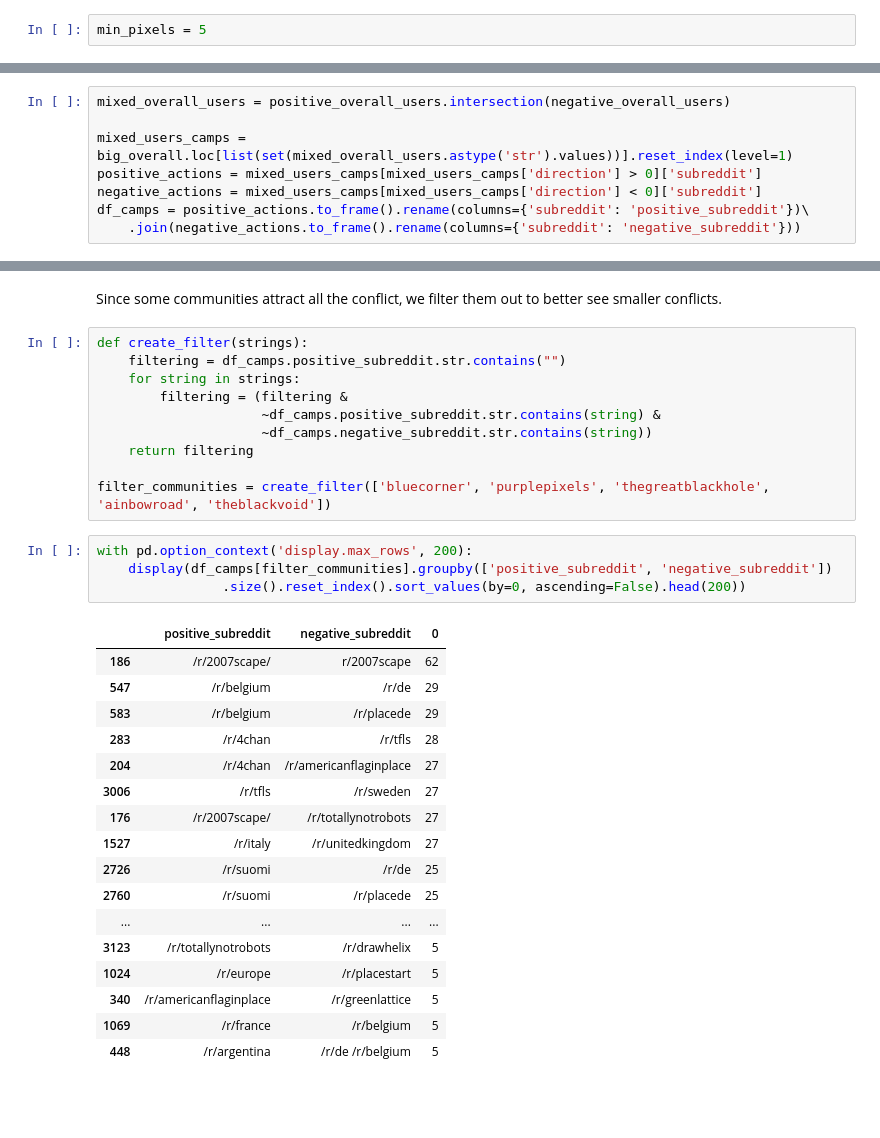
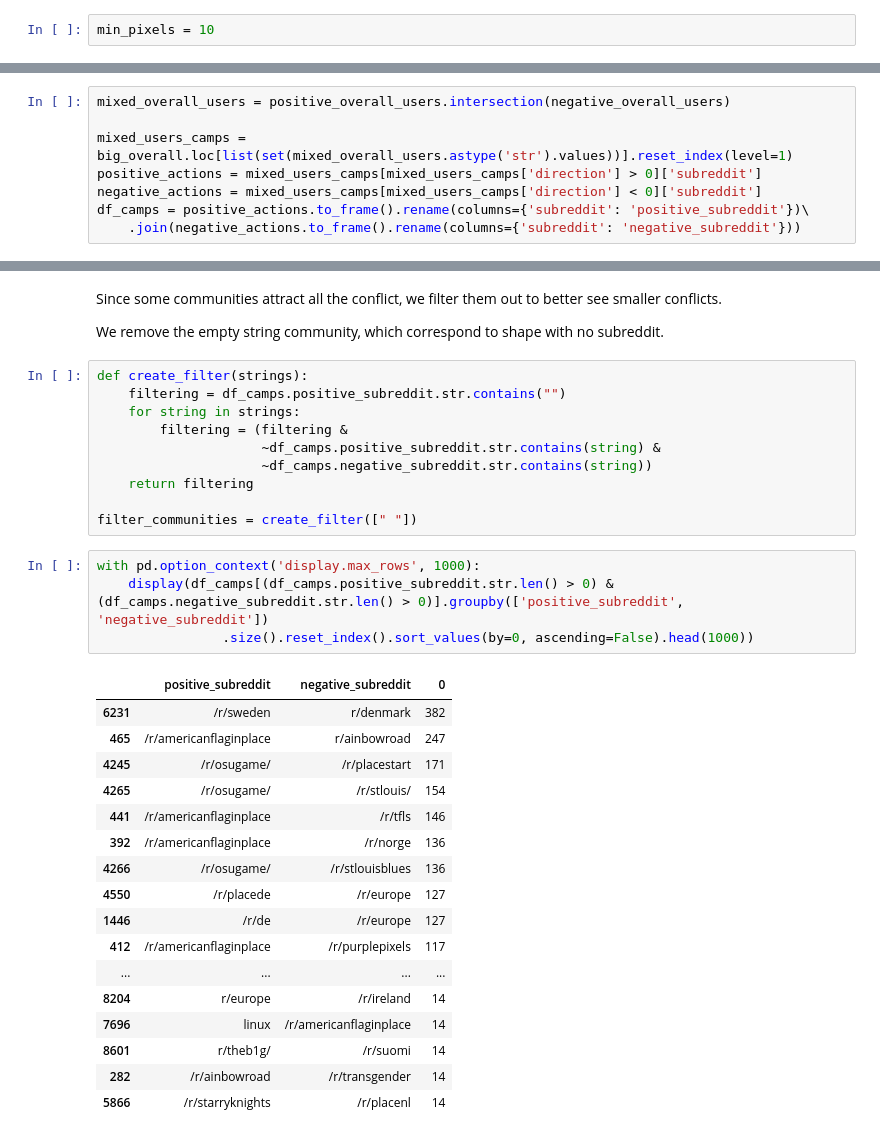
Before and after one commit to cedricviaccoz/warsonrplace, a Jupyter notebook: General conflict.ipynb, the cells around one changed output, grey strips where cells are left out. Saved outputs shown, nothing was run; the diff lists cells and outputs as text; blank space fills up the shorter version.

```diff
--- a/General conflict.ipynb
+++ b/General conflict.ipynb
@@ -235,7 +294,7 @@ with pd.option_context('display.max_rows', max_display):
 
 Now taking into account the sum of action of each user.
 # %%
-min_pixels = 5
+min_pixels = 10
 # %%
 user_subreddit_overall = dataset_flat.groupby(['user', 'subreddit'])['direction'].sum()
 user_subreddit_overall.describe(percentiles=[.25, .5, .75, .80, .90, .99, .999])
@@ -323,5 +402,7 @@ with pd.option_context('display.max_rows', 200):
 # %% [markdown]
 Since some communities attract all the conflict, we filter them out to better see smaller conflicts.
+
+We remove the empty string community, which correspond to shape with no subreddit.
 # %%
 def create_filter(strings):
     filtering = df_camps.positive_subreddit.str.contains("")
@@ -331,26 +412,26 @@ def create_filter(strings):
                      ~df_camps.negative_subreddit.str.contains(string))
     return filtering
 
-filter_communities = create_filter(['bluecorner', 'purplepixels', 'thegreatblackhole', 'ainbowroad', 'theblackvoid'])
+filter_communities = create_filter([" "])
 # %%
-with pd.option_context('display.max_rows', 200):
-    display(df_camps[filter_communities].groupby(['positive_subreddit', 'negative_subreddit'])
-                .size().reset_index().sort_values(by=0, ascending=False).head(200))
+with pd.option_context('display.max_rows', 1000):
+    display(df_camps[(df_camps.positive_subreddit.str.len() > 0) & (df_camps.negative_subreddit.str.len() > 0)].groupby(['positive_subreddit', 'negative_subreddit'])
+                .size().reset_index().sort_values(by=0, ascending=False).head(1000))
 # %% [output]
 |  | positive_subreddit | negative_subreddit | 0 |
-| 186 | /r/2007scape/ | r/2007scape | 62 |
-| 547 | /r/belgium | /r/de | 29 |
-| 583 | /r/belgium | /r/placede | 29 |
-| 283 | /r/4chan | /r/tfls | 28 |
-| 204 | /r/4chan | /r/americanflaginplace | 27 |
-| 3006 | /r/tfls | /r/sweden | 27 |
-| 176 | /r/2007scape/ | /r/totallynotrobots | 27 |
-| 1527 | /r/italy | /r/unitedkingdom | 27 |
-| 2726 | /r/suomi | /r/de | 25 |
-| 2760 | /r/suomi | /r/placede | 25 |
+| 6231 | /r/sweden | r/denmark | 382 |
+| 465 | /r/americanflaginplace | r/ainbowroad | 247 |
+| 4245 | /r/osugame/ | /r/placestart | 171 |
+| 4265 | /r/osugame/ | /r/stlouis/ | 154 |
+| 441 | /r/americanflaginplace | /r/tfls | 146 |
+| 392 | /r/americanflaginplace | /r/norge | 136 |
+| 4266 | /r/osugame/ | /r/stlouisblues | 136 |
+| 4550 | /r/placede | /r/europe | 127 |
+| 1446 | /r/de | /r/europe | 127 |
+| 412 | /r/americanflaginplace | /r/purplepixels | 117 |
 | ... | ... | ... | ... |
-| 3123 | /r/totallynotrobots | /r/drawhelix | 5 |
-| 1024 | /r/europe | /r/placestart | 5 |
-| 340 | /r/americanflaginplace | /r/greenlattice | 5 |
-| 1069 | /r/france | /r/belgium | 5 |
-| 448 | /r/argentina | /r/de /r/belgium | 5 |
+| 8204 | r/europe | /r/ireland | 14 |
+| 7696 | linux | /r/americanflaginplace | 14 |
+| 8601 | r/theb1g/ | /r/suomi | 14 |
+| 282 | /r/ainbowroad | /r/transgender | 14 |
+| 5866 | /r/starryknights | /r/placenl | 14 |
```
Also changed, not shown: parts of 13 cells of this notebook, 1 other file.
